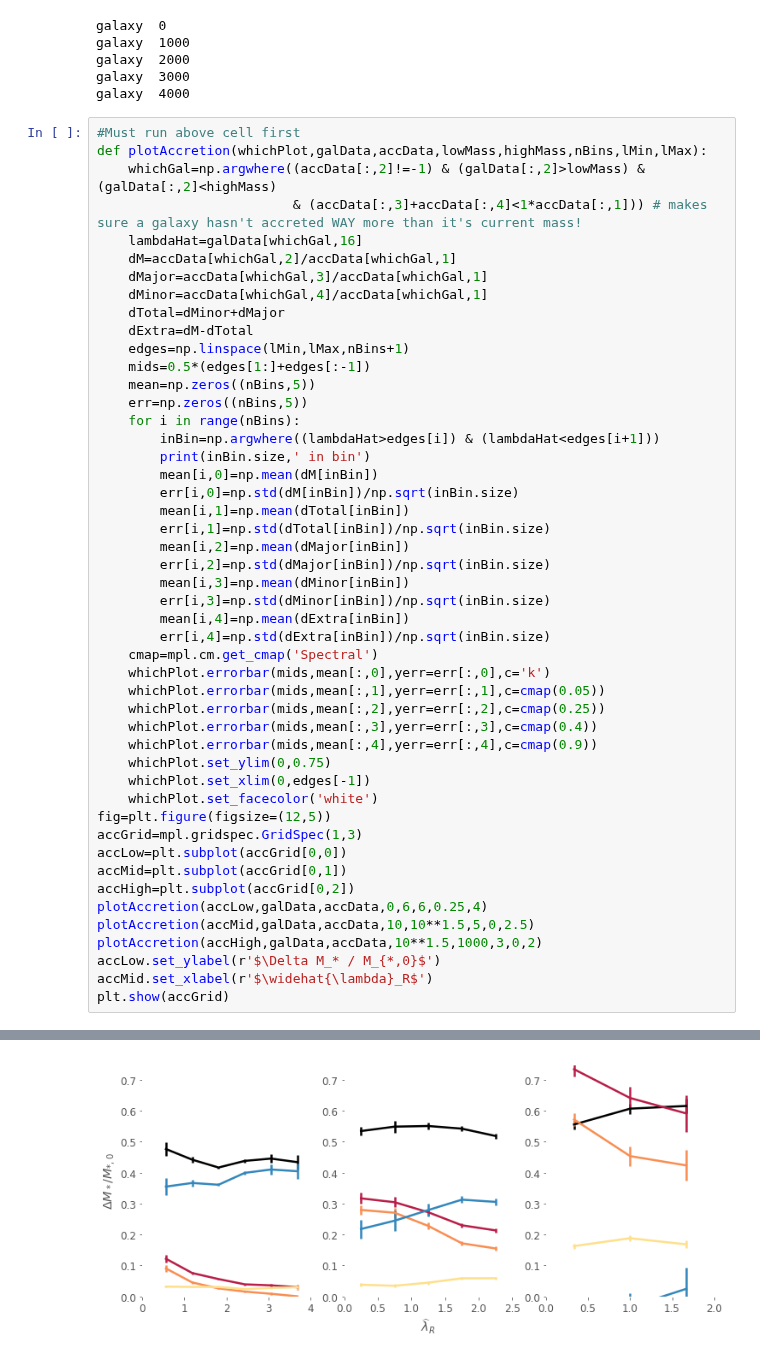
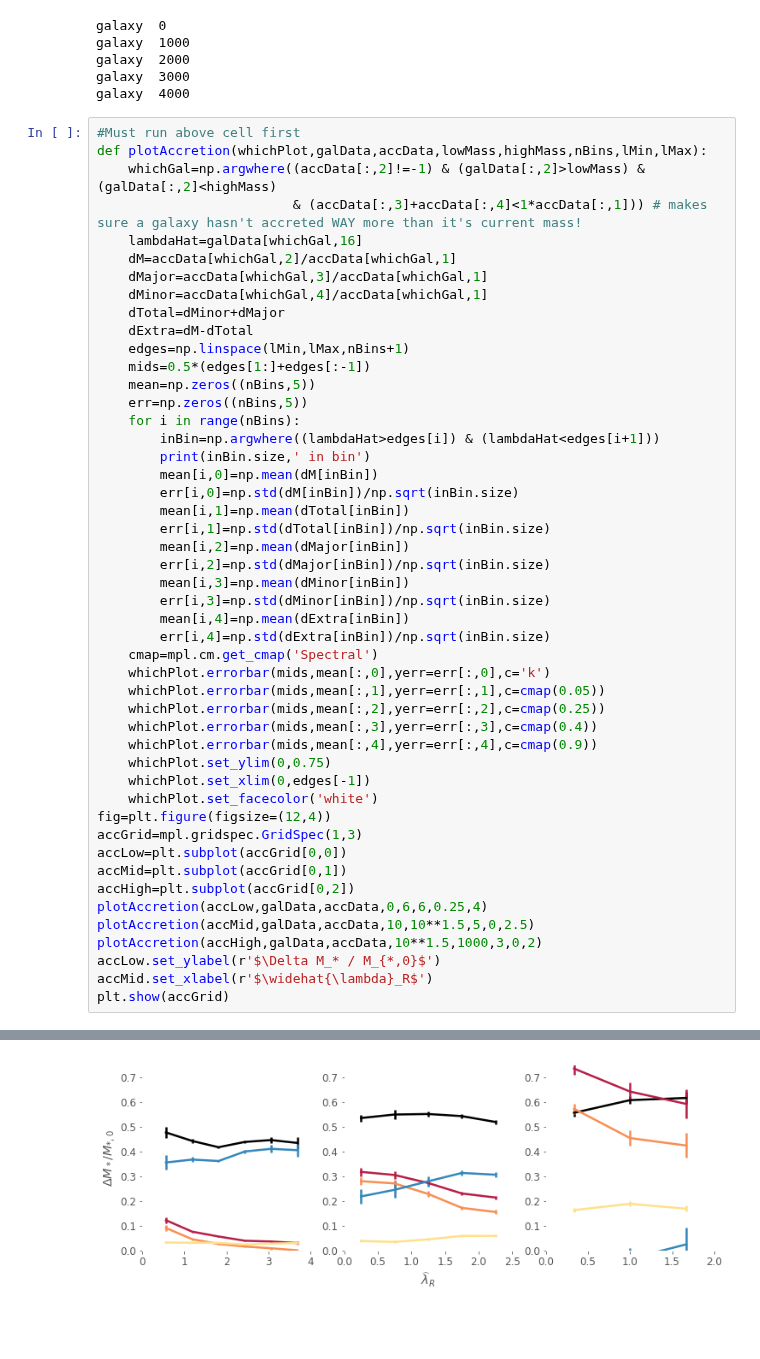
Before and after one commit to zpenoyre/illustris, a Jupyter notebook: sandbox.ipynb, the cells around one changed output, grey strips where cells are left out. Saved outputs shown, nothing was run; the diff lists cells and outputs as text; blank space fills up the shorter version.

```diff
--- a/sandbox.ipynb
+++ b/sandbox.ipynb
@@ -347,32 +347,32 @@ def plotAccretion(whichPlot,galData,accData,lowMass,highMass,nBins,lMin,lMax):
     whichPlot.errorbar(mids,mean[:,3],yerr=err[:,3],c=cmap(0.4))
     whichPlot.errorbar(mids,mean[:,4],yerr=err[:,4],c=cmap(0.9))
     whichPlot.set_ylim(0,0.75)
     whichPlot.set_xlim(0,edges[-1])
     whichPlot.set_facecolor('white')
-fig=plt.figure(figsize=(12,5))
+fig=plt.figure(figsize=(12,4))
 accGrid=mpl.gridspec.GridSpec(1,3)
 accLow=plt.subplot(accGrid[0,0])
 accMid=plt.subplot(accGrid[0,1])
 accHigh=plt.subplot(accGrid[0,2])
 plotAccretion(accLow,galData,accData,0,6,6,0.25,4)
 plotAccretion(accMid,galData,accData,10,10**1.5,5,0,2.5)
 plotAccretion(accHigh,galData,accData,10**1.5,1000,3,0,2)
 accLow.set_ylabel(r'$\Delta M_* / M_{*,0}$')
 accMid.set_xlabel(r'$\widehat{\lambda}_R$')
 plt.show(accGrid)
 # %% [output]
 208  in bin
 952  in bin
 2658  in bin
 1004  in bin
 114  in bin
 32  in bin
 78  in bin
 86  in bin
 148  in bin
 454  in bin
 338  in bin
 102  in bin
 78  in bin
 40  in bin
-[figure, old version]
+[figure, new version]
```
